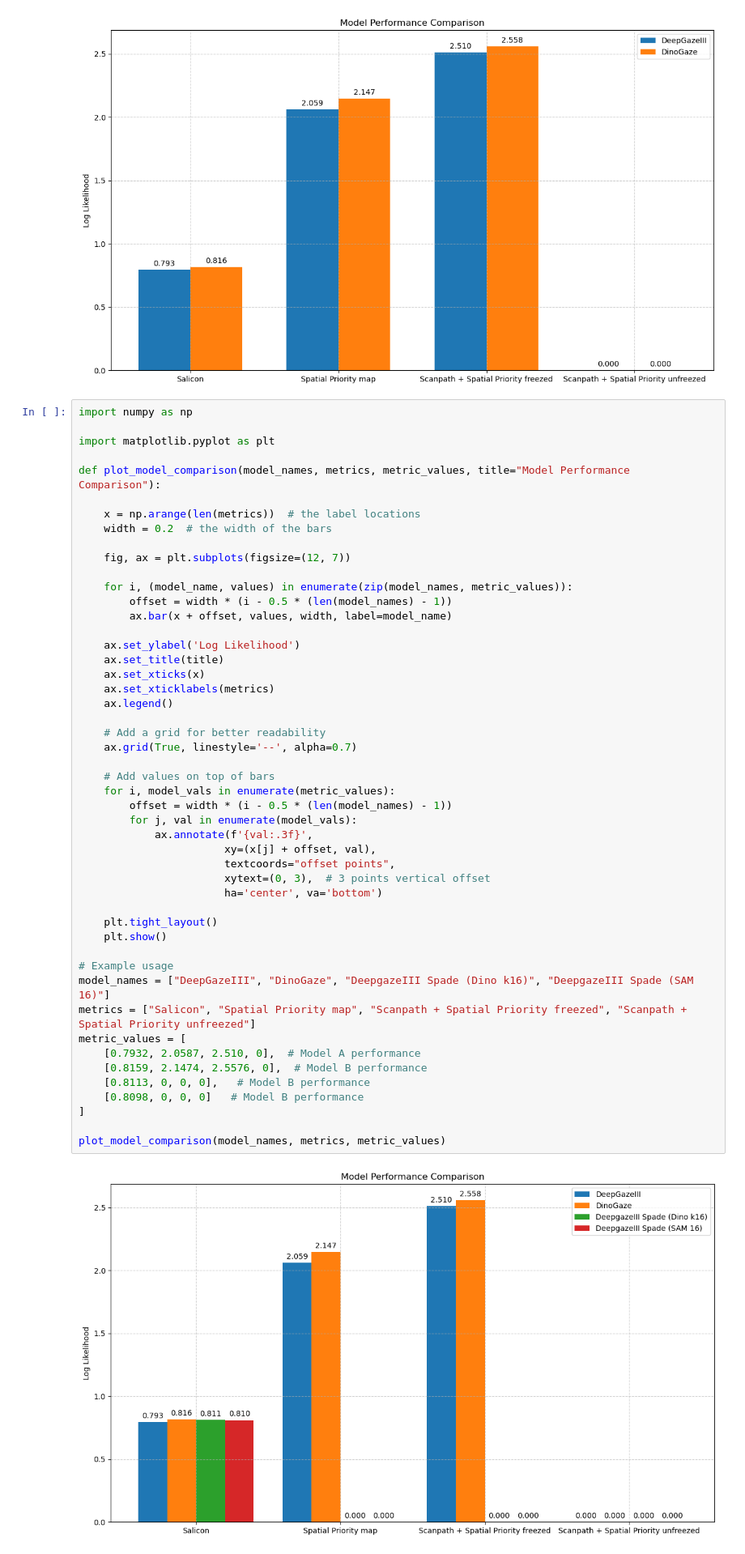
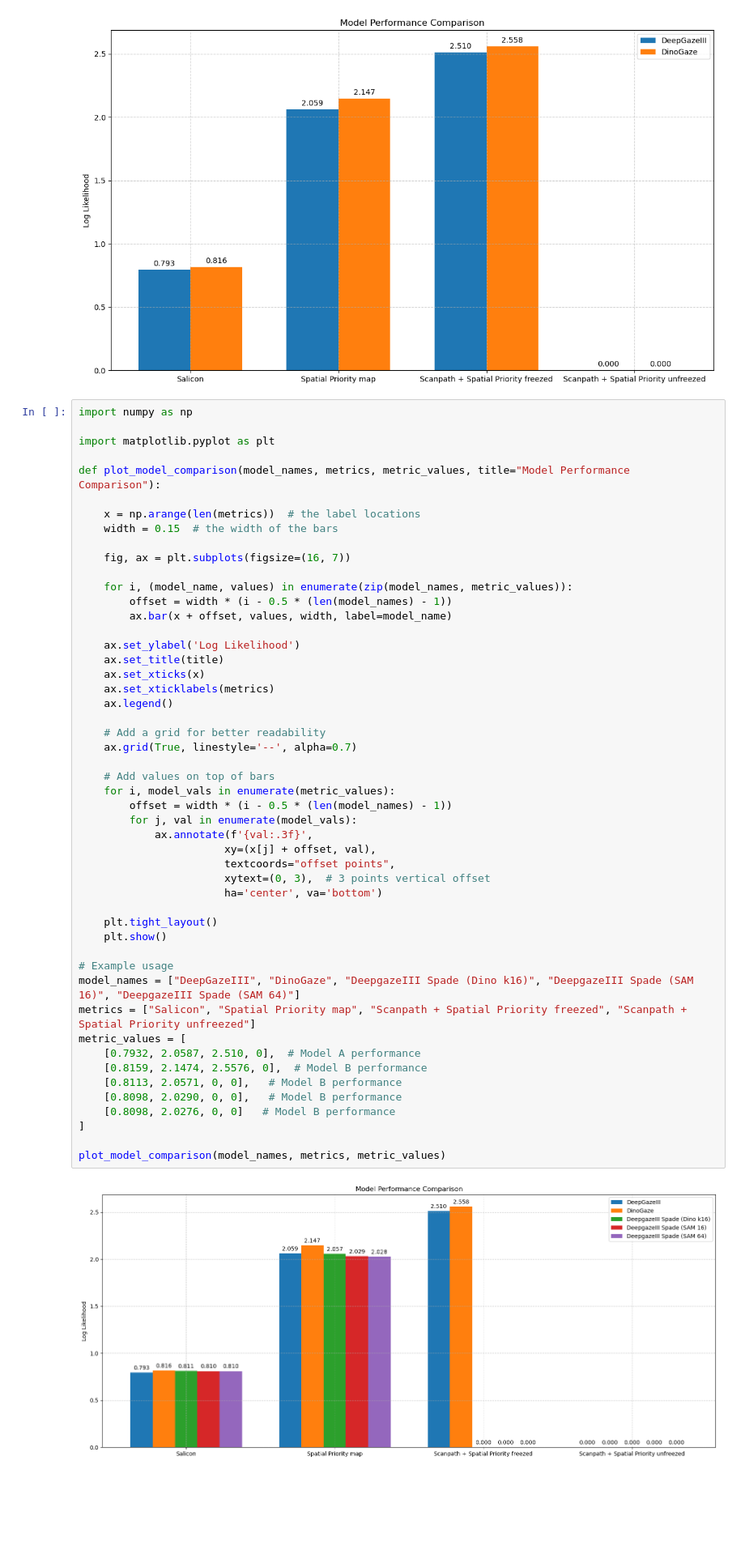
Before and after one commit to MirkoMorello/Decoding_Neural_Dynamics_of_Visual_Perceptual_Segmentation, a Jupyter notebook: notebooks/performances.ipynb, the cells around one changed output. Shown at 81% size. Saved outputs shown, nothing was run; the diff lists cells and outputs as text; blank space fills up the shorter version.

```diff
--- a/notebooks/performances.ipynb
+++ b/notebooks/performances.ipynb
@@ -55,9 +55,9 @@ import matplotlib.pyplot as plt
 def plot_model_comparison(model_names, metrics, metric_values, title="Model Performance Comparison"):
 
     x = np.arange(len(metrics))  # the label locations
-    width = 0.2  # the width of the bars
+    width = 0.15  # the width of the bars
 
-    fig, ax = plt.subplots(figsize=(12, 7))
+    fig, ax = plt.subplots(figsize=(16, 7))
 
     for i, (model_name, values) in enumerate(zip(model_names, metric_values)):
         offset = width * (i - 0.5 * (len(model_names) - 1))
@@ -67,37 +67,38 @@ def plot_model_comparison(model_names, metrics, metric_values, title="Model Perf
     ax.set_title(title)
     ax.set_xticks(x)
     ax.set_xticklabels(metrics)
     ax.legend()
 
     # Add a grid for better readability
     ax.grid(True, linestyle='--', alpha=0.7)
 
     # Add values on top of bars
     for i, model_vals in enumerate(metric_values):
         offset = width * (i - 0.5 * (len(model_names) - 1))
         for j, val in enumerate(model_vals):
             ax.annotate(f'{val:.3f}',
                        xy=(x[j] + offset, val),
                        textcoords="offset points",
                        xytext=(0, 3),  # 3 points vertical offset
                        ha='center', va='bottom')
 
     plt.tight_layout()
     plt.show()
 
 # Example usage
-model_names = ["DeepGazeIII", "DinoGaze", "DeepgazeIII Spade (Dino k16)", "DeepgazeIII Spade (SAM 16)"]
+model_names = ["DeepGazeIII", "DinoGaze", "DeepgazeIII Spade (Dino k16)", "DeepgazeIII Spade (SAM 16)", "DeepgazeIII Spade (SAM 64)"]
 metrics = ["Salicon", "Spatial Priority map", "Scanpath + Spatial Priority freezed", "Scanpath + Spatial Priority unfreezed"]
 metric_values = [
     [0.7932, 2.0587, 2.510, 0],  # Model A performance
     [0.8159, 2.1474, 2.5576, 0],  # Model B performance
-    [0.8113, 0, 0, 0],   # Model B performance
-    [0.8098, 0, 0, 0]   # Model B performance
+    [0.8113, 2.0571, 0, 0],   # Model B performance
+    [0.8098, 2.0290, 0, 0],   # Model B performance
+    [0.8098, 2.0276, 0, 0]   # Model B performance
 ]
 
 plot_model_comparison(model_names, metrics, metric_values)
 # %% [output]
-[figure, old version]
+[figure, new version]
 # %%
 import numpy as np
 
```
Also changed, not shown: parts of 1 cell of this notebook, 1 other file.
